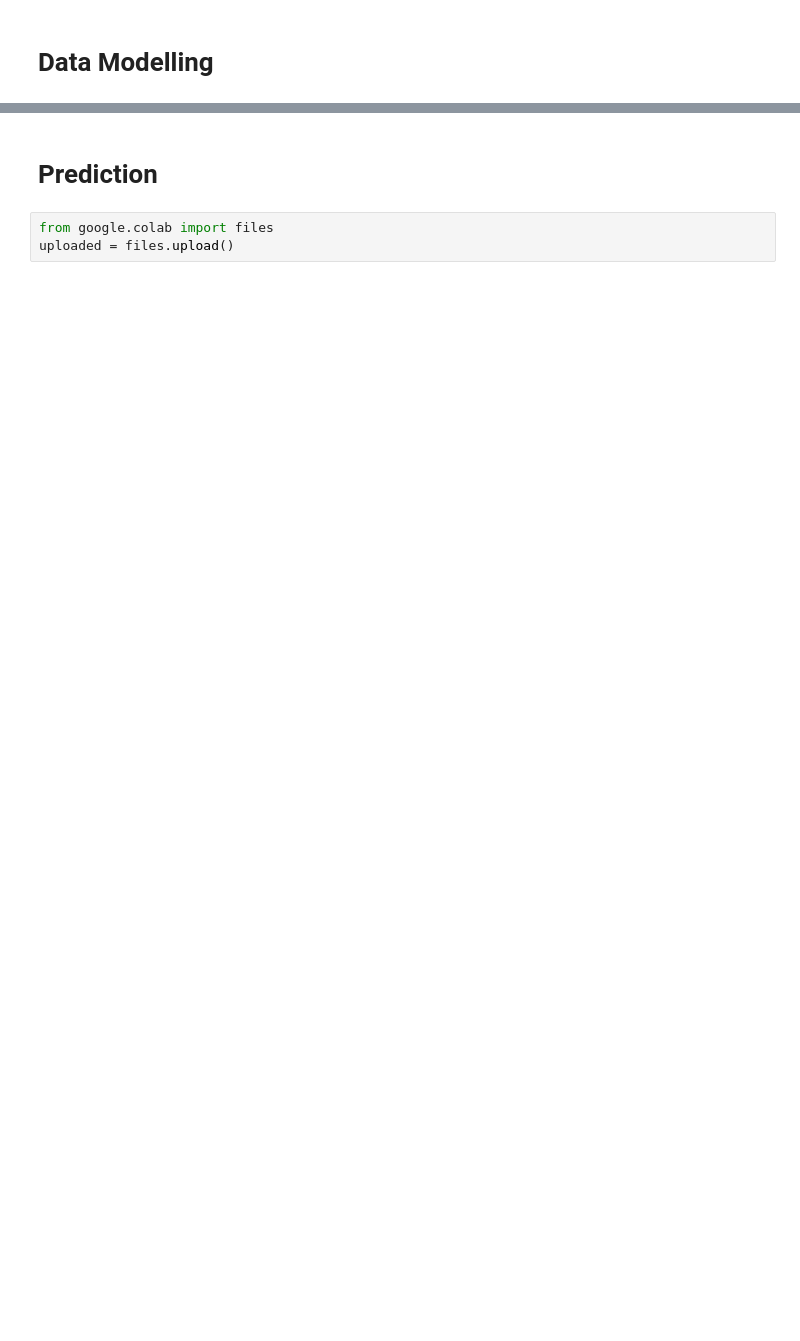
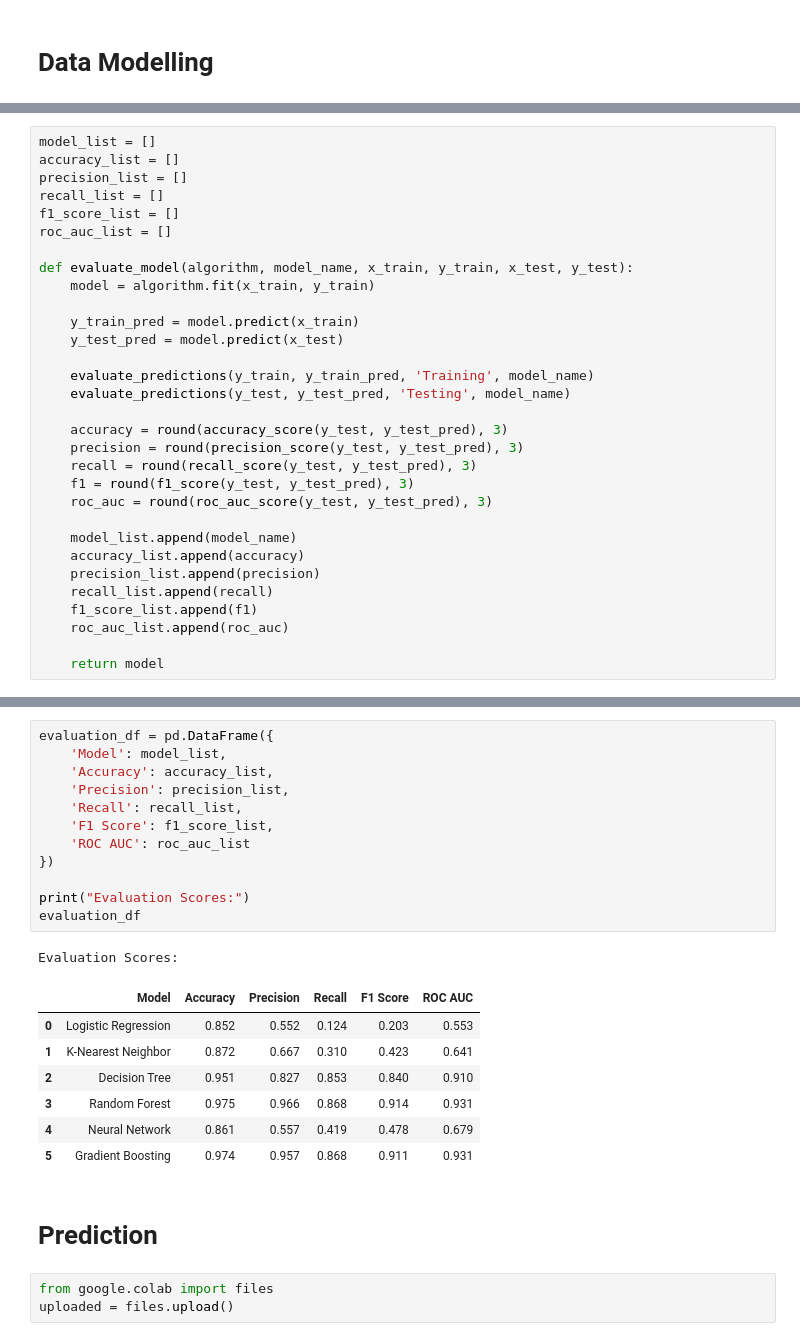
Before and after one commit to ezhatiara/customer-churn-prediction, a Jupyter notebook: customer_churn.ipynb, the cells around one changed output, grey strips where cells are left out. Saved outputs shown, nothing was run; the diff lists cells and outputs as text; blank space fills up the shorter version.

```diff
--- a/customer_churn.ipynb
+++ b/customer_churn.ipynb
@@ -564 +724,32 @@ from sklearn.metrics import accuracy_score, precision_score, f1_score, roc_auc_s
+# %%
+model_list = []
+accuracy_list = []
+precision_list = []
+recall_list = []
+f1_score_list = []
+roc_auc_list = []
+
+def evaluate_model(algorithm, model_name, x_train, y_train, x_test, y_test):
+    model = algorithm.fit(x_train, y_train)
+
+    y_train_pred = model.predict(x_train)
+    y_test_pred = model.predict(x_test)
+
+    evaluate_predictions(y_train, y_train_pred, 'Training', model_name)
+    evaluate_predictions(y_test, y_test_pred, 'Testing', model_name)
+
+    accuracy = round(accuracy_score(y_test, y_test_pred), 3)
+    precision = round(precision_score(y_test, y_test_pred), 3)
+    recall = round(recall_score(y_test, y_test_pred), 3)
+    f1 = round(f1_score(y_test, y_test_pred), 3)
+    roc_auc = round(roc_auc_score(y_test, y_test_pred), 3)
+
+    model_list.append(model_name)
+    accuracy_list.append(accuracy)
+    precision_list.append(precision)
+    recall_list.append(recall)
+    f1_score_list.append(f1)
+    roc_auc_list.append(roc_auc)
+
+    return model
 # %%
@@ -735,3 +853,24 @@ weighted avg       0.95      0.95      0.95       850
+# %%
+evaluation_df = pd.DataFrame({
+    'Model': model_list,
+    'Accuracy': accuracy_list,
+    'Precision': precision_list,
+    'Recall': recall_list,
+    'F1 Score': f1_score_list,
+    'ROC AUC': roc_auc_list
+})
+
+print("Evaluation Scores:")
+evaluation_df
+# %% [output]
+Evaluation Scores:
+|  | Model | Accuracy | Precision | Recall | F1 Score | ROC AUC |
+| 0 | Logistic Regression | 0.852 | 0.552 | 0.124 | 0.203 | 0.553 |
+| 1 | K-Nearest Neighbor | 0.872 | 0.667 | 0.310 | 0.423 | 0.641 |
+| 2 | Decision Tree | 0.951 | 0.827 | 0.853 | 0.840 | 0.910 |
+| 3 | Random Forest | 0.975 | 0.966 | 0.868 | 0.914 | 0.931 |
+| 4 | Neural Network | 0.861 | 0.557 | 0.419 | 0.478 | 0.679 |
+| 5 | Gradient Boosting | 0.974 | 0.957 | 0.868 | 0.911 | 0.931 |
 # %% [markdown]
 # Prediction
 # %%
```
Also changed, not shown: parts of 53 cells of this notebook.
